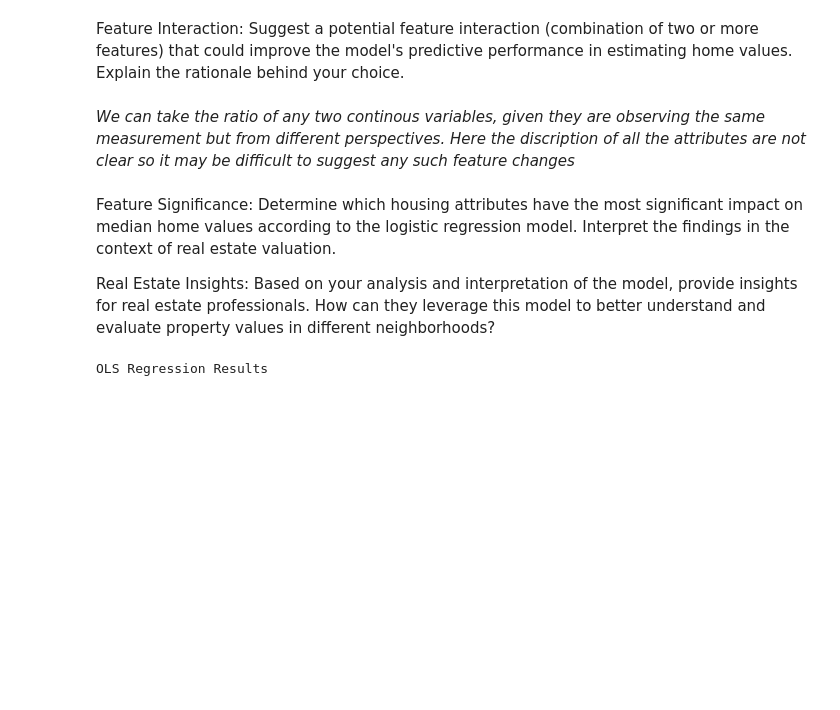
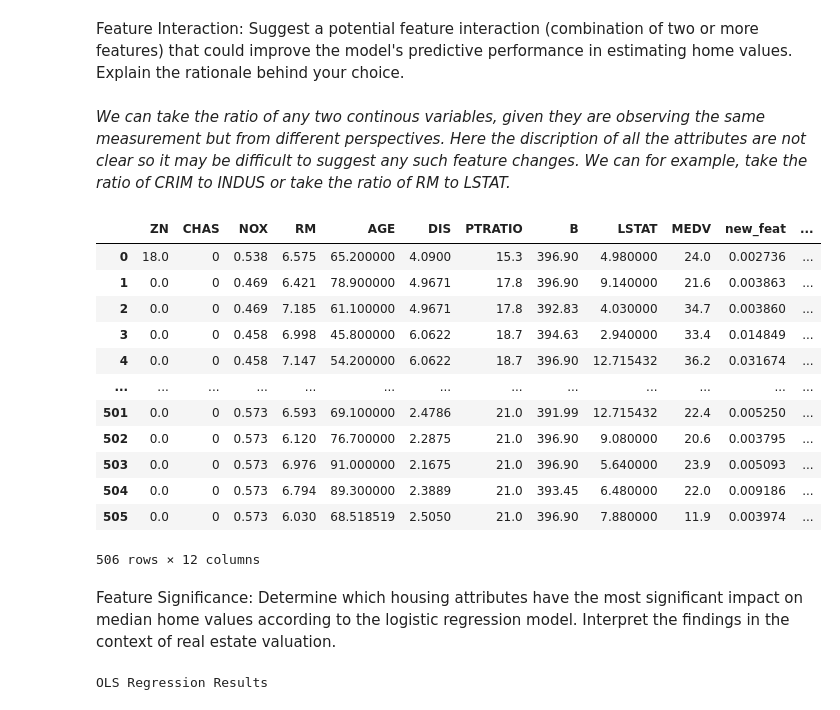
Before and after one commit to Manash-Christ/ML-LABS, a Jupyter notebook: 2348528_cia3.ipynb, the cells around one changed output. Cells and saved outputs as stored; diff of their text form; code cells hidden in the pictures; blank space fills up the shorter version.

```diff
--- a/2348528_cia3.ipynb
+++ b/2348528_cia3.ipynb
@@ -300,4 +302,5 @@ Taking the square-root of CRIM will make the attribute more or less linear.
 Feature Interaction: Suggest a potential feature interaction (combination of two or more features) that could improve the model's predictive performance in estimating home values. Explain the rationale behind your choice.
 # %% [markdown]
 *We can take the ratio of any two continous variables, given they are observing the same measurement but from different perspectives.
-Here the discription of all the attributes are not clear so it may be difficult to suggest any such feature changes*
+Here the discription of all the attributes are not clear so it may be difficult to suggest any such feature changes.
+We can for example, take the ratio of CRIM to INDUS or take the ratio of RM to LSTAT.*
@@ -306,7 +307,25 @@ Here the discription of all the attributes are not clear so it may be difficult
+# %%
+#Feature change
+df['new_feat'] = df.CRIM/df.INDUS
+df['new_feat2'] = df.TAX/df.RAD
+df_new = df.drop(['CRIM','INDUS','TAX','RAD'],axis=1)
+df_new
+# %% [output]
+|  | ZN | CHAS | NOX | RM | AGE | DIS | PTRATIO | B | LSTAT | MEDV | new_feat | ... |
+| 0 | 18.0 | 0 | 0.538 | 6.575 | 65.200000 | 4.0900 | 15.3 | 396.90 | 4.980000 | 24.0 | 0.002736 | ... |
+| 1 | 0.0 | 0 | 0.469 | 6.421 | 78.900000 | 4.9671 | 17.8 | 396.90 | 9.140000 | 21.6 | 0.003863 | ... |
+| 2 | 0.0 | 0 | 0.469 | 7.185 | 61.100000 | 4.9671 | 17.8 | 392.83 | 4.030000 | 34.7 | 0.003860 | ... |
+| 3 | 0.0 | 0 | 0.458 | 6.998 | 45.800000 | 6.0622 | 18.7 | 394.63 | 2.940000 | 33.4 | 0.014849 | ... |
+| 4 | 0.0 | 0 | 0.458 | 7.147 | 54.200000 | 6.0622 | 18.7 | 396.90 | 12.715432 | 36.2 | 0.031674 | ... |
+| ... | ... | ... | ... | ... | ... | ... | ... | ... | ... | ... | ... | ... |
+| 501 | 0.0 | 0 | 0.573 | 6.593 | 69.100000 | 2.4786 | 21.0 | 391.99 | 12.715432 | 22.4 | 0.005250 | ... |
+| 502 | 0.0 | 0 | 0.573 | 6.120 | 76.700000 | 2.2875 | 21.0 | 396.90 | 9.080000 | 20.6 | 0.003795 | ... |
+| 503 | 0.0 | 0 | 0.573 | 6.976 | 91.000000 | 2.1675 | 21.0 | 396.90 | 5.640000 | 23.9 | 0.005093 | ... |
+| 504 | 0.0 | 0 | 0.573 | 6.794 | 89.300000 | 2.3889 | 21.0 | 393.45 | 6.480000 | 22.0 | 0.009186 | ... |
+| 505 | 0.0 | 0 | 0.573 | 6.030 | 68.518519 | 2.5050 | 21.0 | 396.90 | 7.880000 | 11.9 | 0.003974 | ... |
+506 rows × 12 columns
 # %% [markdown]
 Feature Significance: Determine which housing attributes have the most significant impact on median home values according to the logistic regression model. Interpret the findings in the context of real estate valuation.
-
-Real Estate Insights: Based on your analysis and interpretation of the model, provide insights for real estate professionals. How can they leverage this model to better understand and evaluate property values in different neighborhoods?
 # %%
 #The Statsmodels api provides clear and easy summary for Linear Models. It is better than sklearn as most of the test statistics are pre built.
 
```
Also changed, not shown: parts of 6 cells of this notebook.
